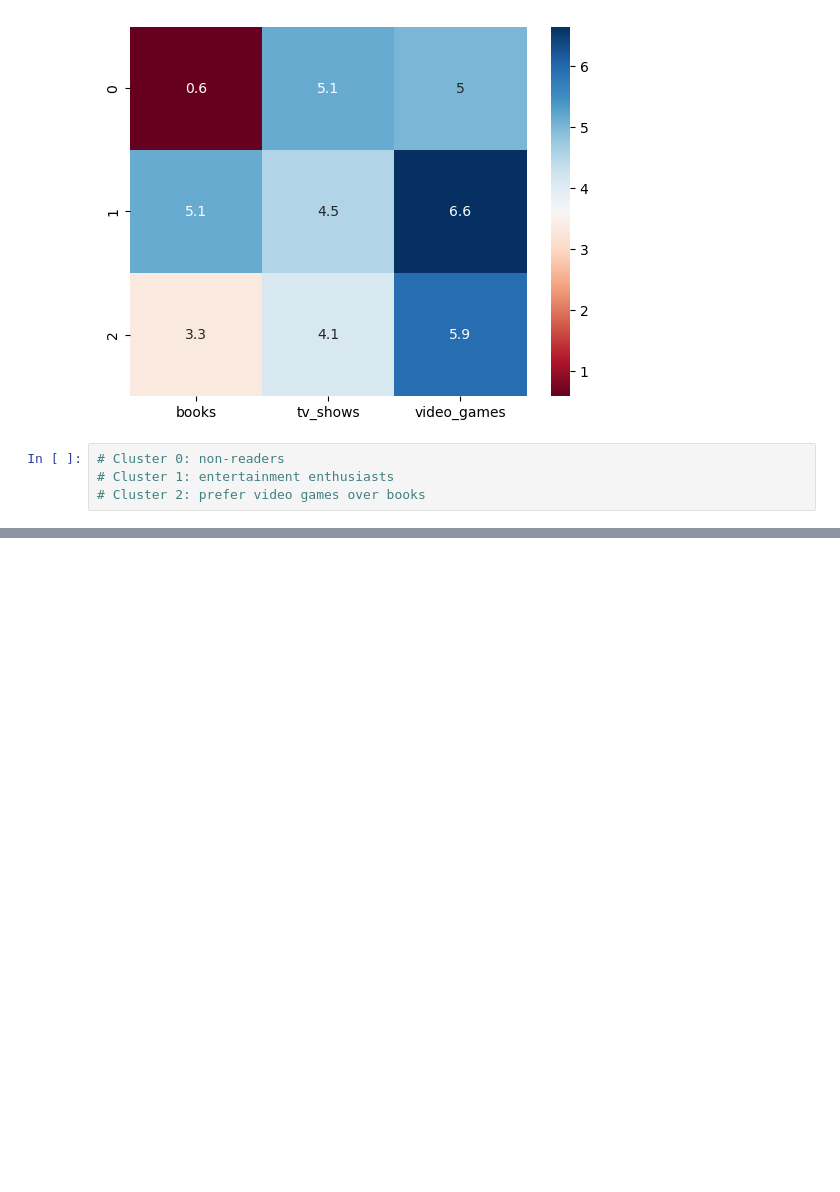
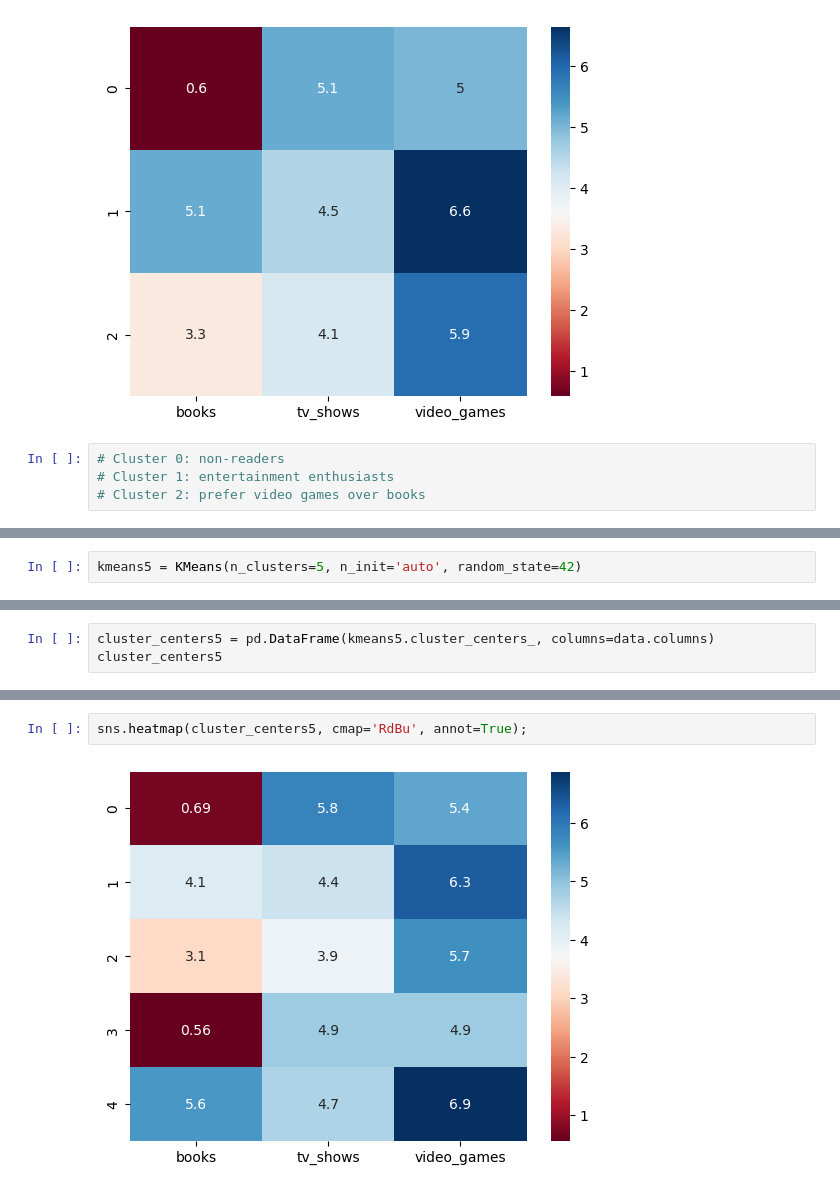
Before and after one commit to Camiloesp/PythonDataScience_UnsupervisedML, a Jupyter notebook: 2_Clustering.ipynb, the cells around one changed output, grey strips where cells are left out. Drawn from its saved outputs; the diff is of its cells as text; blank space fills up the shorter version.

```diff
--- a/2_Clustering.ipynb
+++ b/2_Clustering.ipynb
@@ -191,0 +251,2 @@ sns.heatmap(cluster_centers3, cmap='RdBu', annot=True);
+# %%
+kmeans5 = KMeans(n_clusters=5, n_init='auto', random_state=42)
@@ -191,0 +275,3 @@ sns.heatmap(cluster_centers3, cmap='RdBu', annot=True);
+# %%
+cluster_centers5 = pd.DataFrame(kmeans5.cluster_centers_, columns=data.columns)
+cluster_centers5
@@ -191,0 +285,4 @@ sns.heatmap(cluster_centers3, cmap='RdBu', annot=True);
+# %%
+sns.heatmap(cluster_centers5, cmap='RdBu', annot=True);
+# %% [output]
+[figure, added]
```
Also changed, not shown: parts of 17 cells of this notebook, 1 other file.
